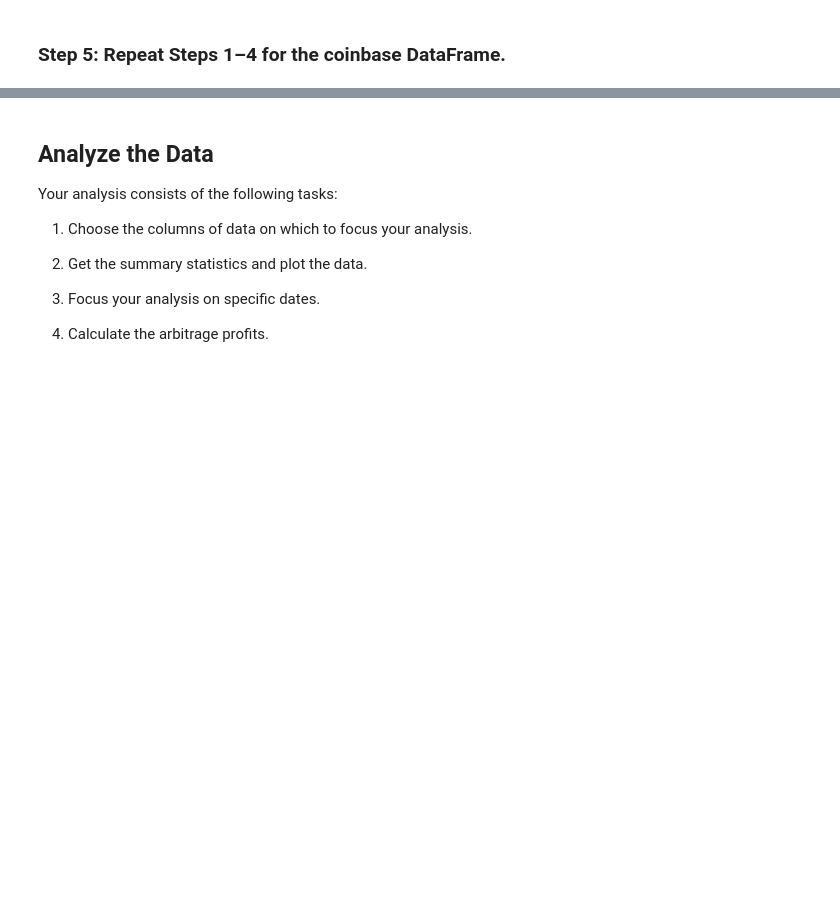
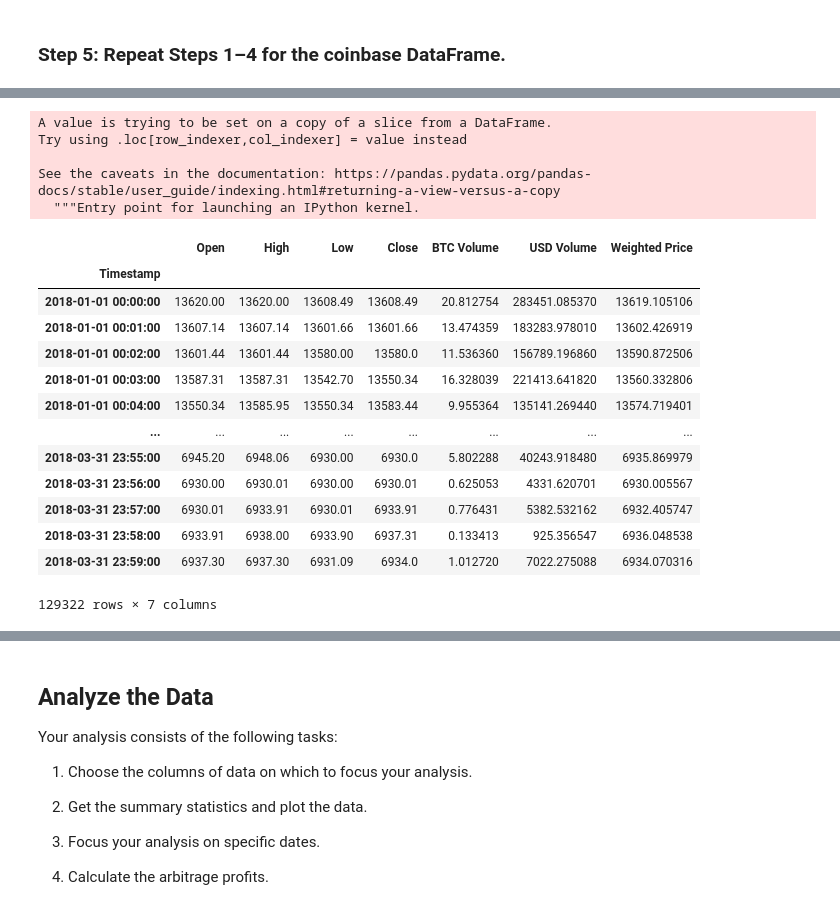
Before and after one commit to jjestrella/btc_altcoin_-arbitrage, a Jupyter notebook: crypto_arbitrage.ipynb, the cells around one changed output, grey strips where cells are left out. Saved outputs shown, nothing was run; the diff lists cells and outputs as text; code cells hidden in the pictures; blank space fills up the shorter version.

```diff
--- a/crypto_arbitrage.ipynb
+++ b/crypto_arbitrage.ipynb
@@ -177,3 +200,5 @@ ValueError: could not convert string to float: '$13646.48'
 # %%
 # Repeat Steps 1–4 for the coinbase DataFrame
 # YOUR CODE HERE
+coinbase = coinbase.dropna()
+coinbase
@@ -179,0 +220,23 @@ ValueError: could not convert string to float: '$13646.48'
+# %%
+coinbase["Close"] = coinbase["Close"].str.replace("$", "")
+coinbase
+# %% [output]
+A value is trying to be set on a copy of a slice from a DataFrame.
+Try using .loc[row_indexer,col_indexer] = value instead
+
+See the caveats in the documentation: https://pandas.pydata.org/pandas-docs/stable/user_guide/indexing.html#returning-a-view-versus-a-copy
+  """Entry point for launching an IPython kernel.
+|  | Open | High | Low | Close | BTC Volume | USD Volume | Weighted Price |
+| Timestamp |  |  |  |  |  |  |  |
+| 2018-01-01 00:00:00 | 13620.00 | 13620.00 | 13608.49 | 13608.49 | 20.812754 | 283451.085370 | 13619.105106 |
+| 2018-01-01 00:01:00 | 13607.14 | 13607.14 | 13601.66 | 13601.66 | 13.474359 | 183283.978010 | 13602.426919 |
+| 2018-01-01 00:02:00 | 13601.44 | 13601.44 | 13580.00 | 13580.0 | 11.536360 | 156789.196860 | 13590.872506 |
+| 2018-01-01 00:03:00 | 13587.31 | 13587.31 | 13542.70 | 13550.34 | 16.328039 | 221413.641820 | 13560.332806 |
+| 2018-01-01 00:04:00 | 13550.34 | 13585.95 | 13550.34 | 13583.44 | 9.955364 | 135141.269440 | 13574.719401 |
+| ... | ... | ... | ... | ... | ... | ... | ... |
+| 2018-03-31 23:55:00 | 6945.20 | 6948.06 | 6930.00 | 6930.0 | 5.802288 | 40243.918480 | 6935.869979 |
+| 2018-03-31 23:56:00 | 6930.00 | 6930.01 | 6930.00 | 6930.01 | 0.625053 | 4331.620701 | 6930.005567 |
+| 2018-03-31 23:57:00 | 6930.01 | 6933.91 | 6930.01 | 6933.91 | 0.776431 | 5382.532162 | 6932.405747 |
+| 2018-03-31 23:58:00 | 6933.91 | 6938.00 | 6933.90 | 6937.31 | 0.133413 | 925.356547 | 6936.048538 |
+| 2018-03-31 23:59:00 | 6937.30 | 6937.30 | 6931.09 | 6934.0 | 1.012720 | 7022.275088 | 6934.070316 |
+129322 rows × 7 columns
```
Also changed, not shown: parts of 6 cells of this notebook.
